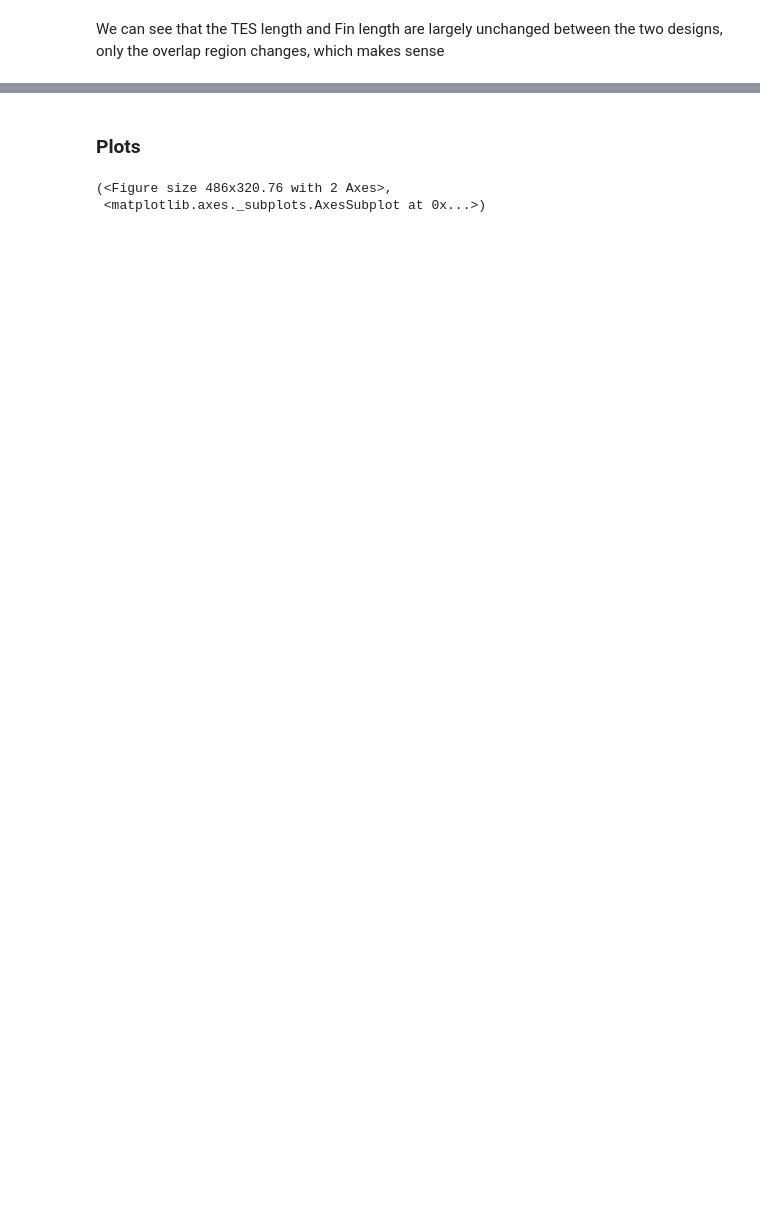
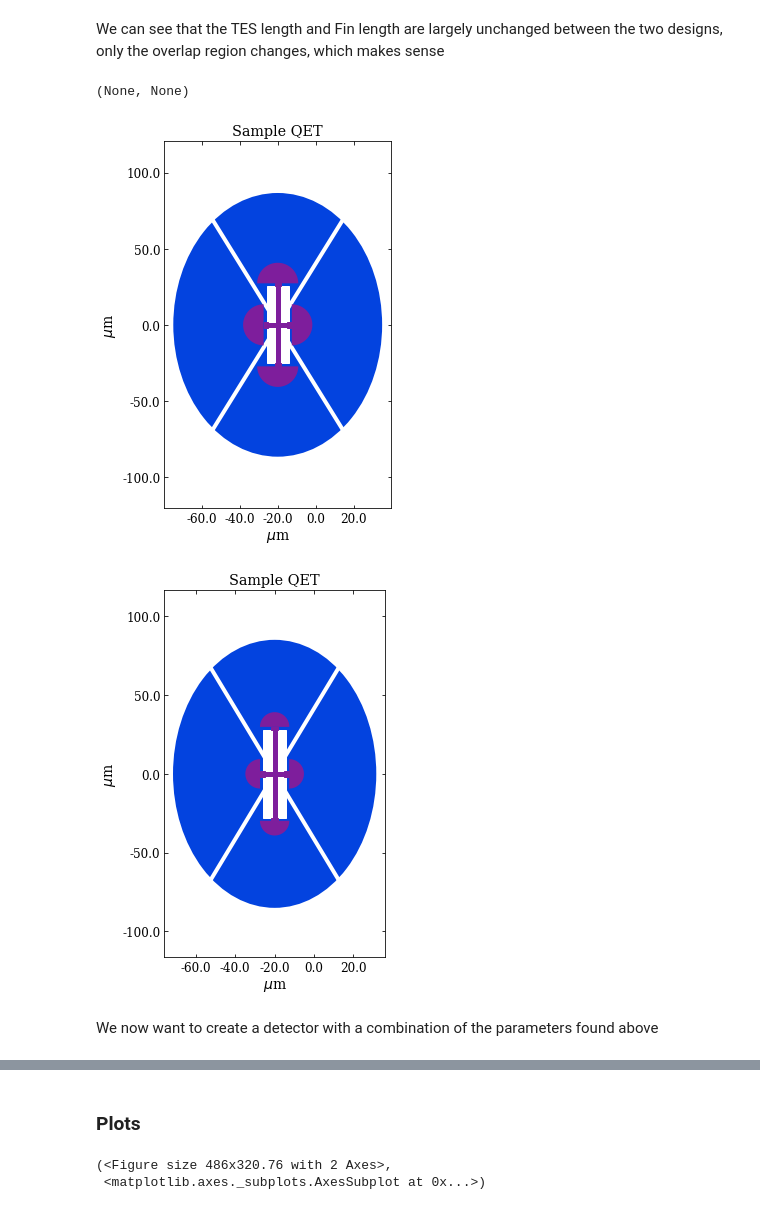
Before and after one commit to cwfink/cm_det_opt, a Jupyter notebook: 1_percent_cov.ipynb, the cells around one changed output, grey strips where cells are left out. Drawn from its saved outputs; the diff is of its cells as text; code cells hidden in the pictures; blank space fills up the shorter version.

```diff
--- a/1_percent_cov.ipynb
+++ b/1_percent_cov.ipynb
@@ -99,3 +101,11 @@ Phase margin = 502.0 [%] (phase_sep_length  - tes_length )/tes_length )
 ---------------------------------
 # %% [markdown]
 We can see that the TES length and Fin length are largely unchanged between the two designs, only the overlap region changes, which makes sense
+# %%
+det_opt_13.plot_qet(), det_opt_45.plot_qet()
+# %% [output]
+(None, None)
+[figure, added]
+[figure, added]
+# %% [markdown]
+We now want to create a detector with a combination of the parameters found above
```
Also changed, not shown: parts of 3 cells of this notebook, 2 other files.
